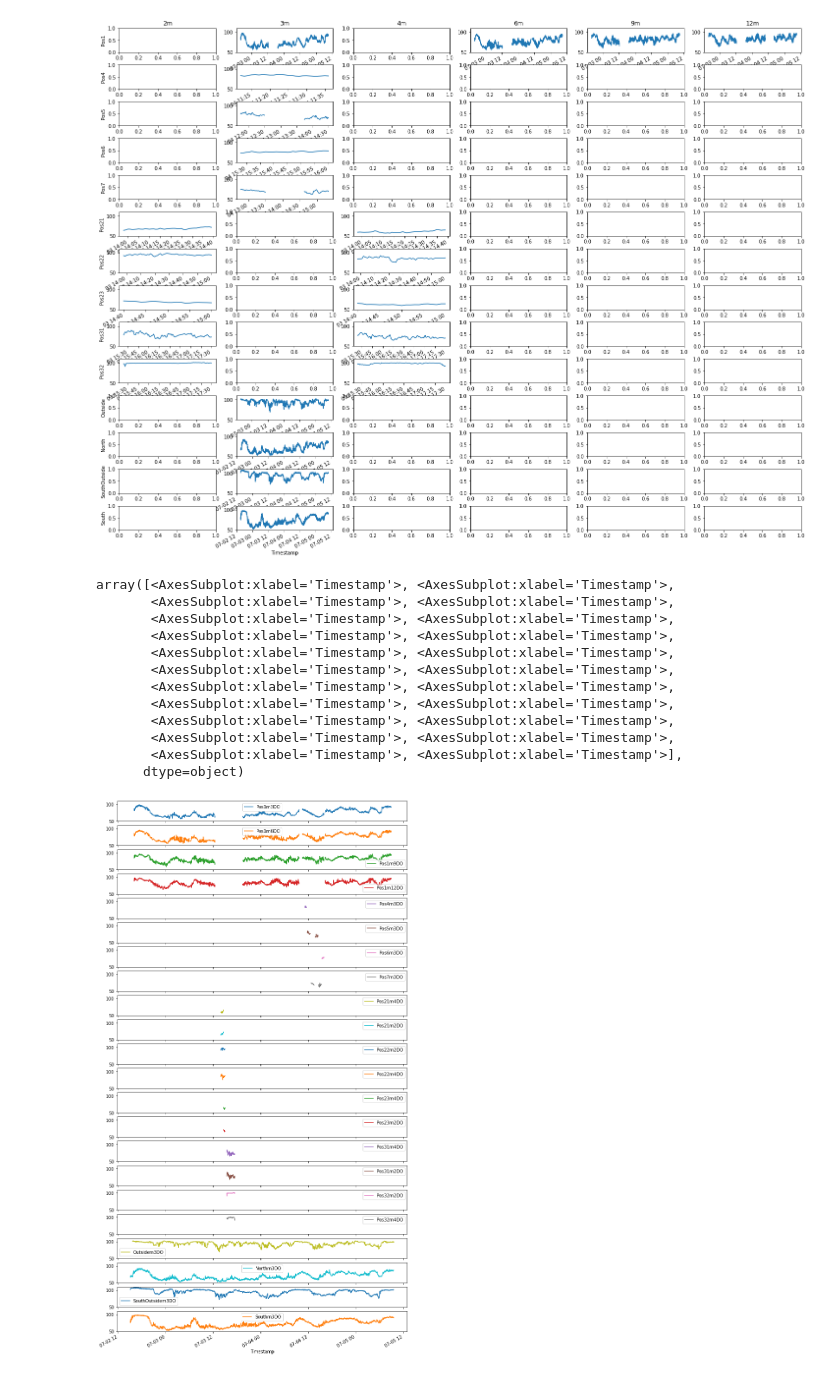
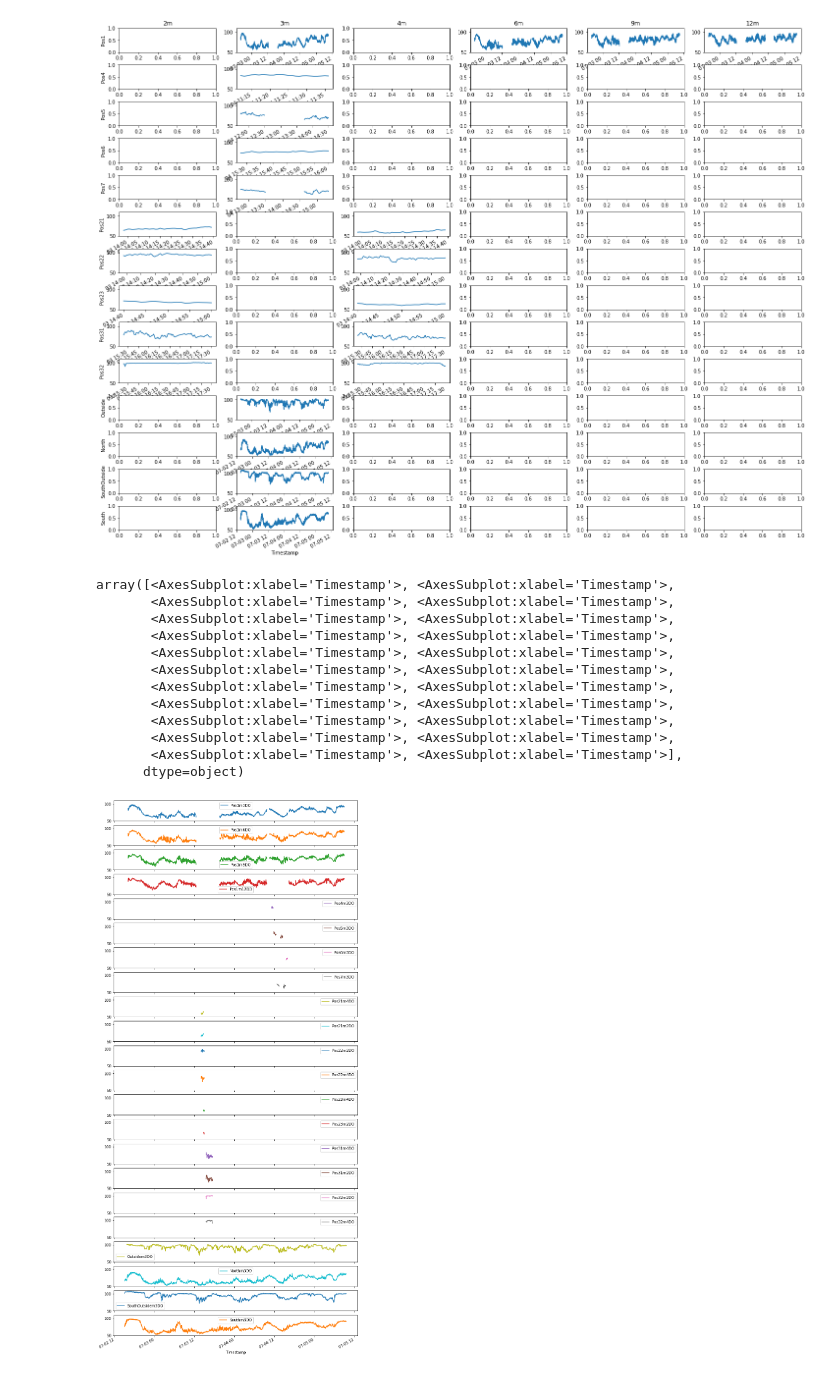
Before and after one commit to larsmmo/Master, a Jupyter notebook: src/visualization.ipynb, the cells around one changed output. Saved outputs shown, nothing was run; the diff lists cells and outputs as text; code cells hidden in the pictures.

```diff
--- a/src/visualization.ipynb
+++ b/src/visualization.ipynb
@@ -189,19 +203,19 @@ for key, ax in enumerate(axes[:,0]):
 # %% [output]
 [figure]
 # %%
-df.loc[:,DOcolumns].plot(subplots=True, figsize=(12,25), ylim=(50, 110))
+df.loc[:,DOcolumns].plot(subplots=True, figsize=(12,30), ylim=(50, 110))
 # %% [output]
 array([<AxesSubplot:xlabel='Timestamp'>, <AxesSubplot:xlabel='Timestamp'>,
        <AxesSubplot:xlabel='Timestamp'>, <AxesSubplot:xlabel='Timestamp'>,
        <AxesSubplot:xlabel='Timestamp'>, <AxesSubplot:xlabel='Timestamp'>,
        <AxesSubplot:xlabel='Timestamp'>, <AxesSubplot:xlabel='Timestamp'>,
        <AxesSubplot:xlabel='Timestamp'>, <AxesSubplot:xlabel='Timestamp'>,
        <AxesSubplot:xlabel='Timestamp'>, <AxesSubplot:xlabel='Timestamp'>,
        <AxesSubplot:xlabel='Timestamp'>, <AxesSubplot:xlabel='Timestamp'>,
        <AxesSubplot:xlabel='Timestamp'>, <AxesSubplot:xlabel='Timestamp'>,
        <AxesSubplot:xlabel='Timestamp'>, <AxesSubplot:xlabel='Timestamp'>,
        <AxesSubplot:xlabel='Timestamp'>, <AxesSubplot:xlabel='Timestamp'>,
        <AxesSubplot:xlabel='Timestamp'>, <AxesSubplot:xlabel='Timestamp'>],
       dtype=object)
-[figure, old version]
+[figure, new version]
 # %%
```
Also changed, not shown: parts of 9 cells of this notebook, 1 other file.
